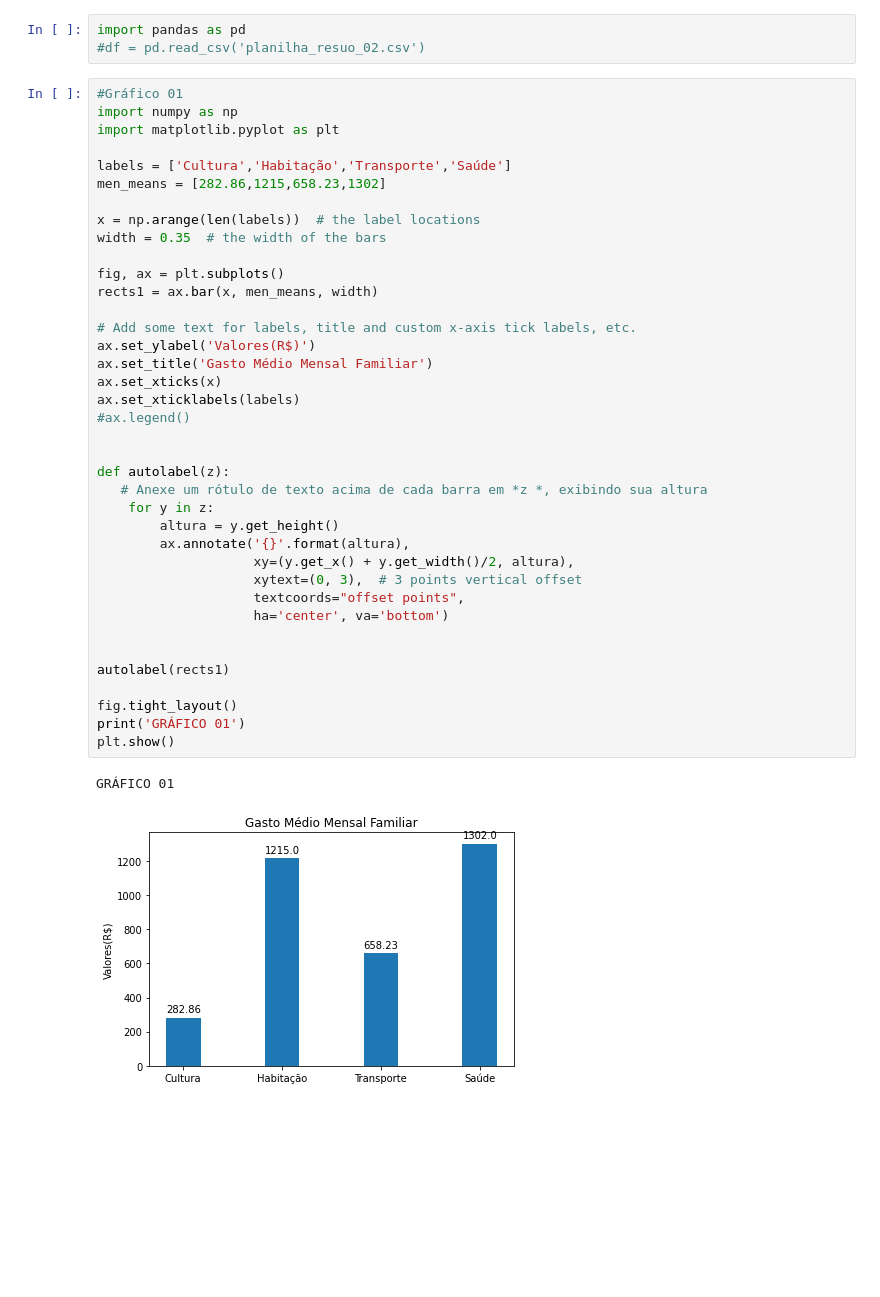
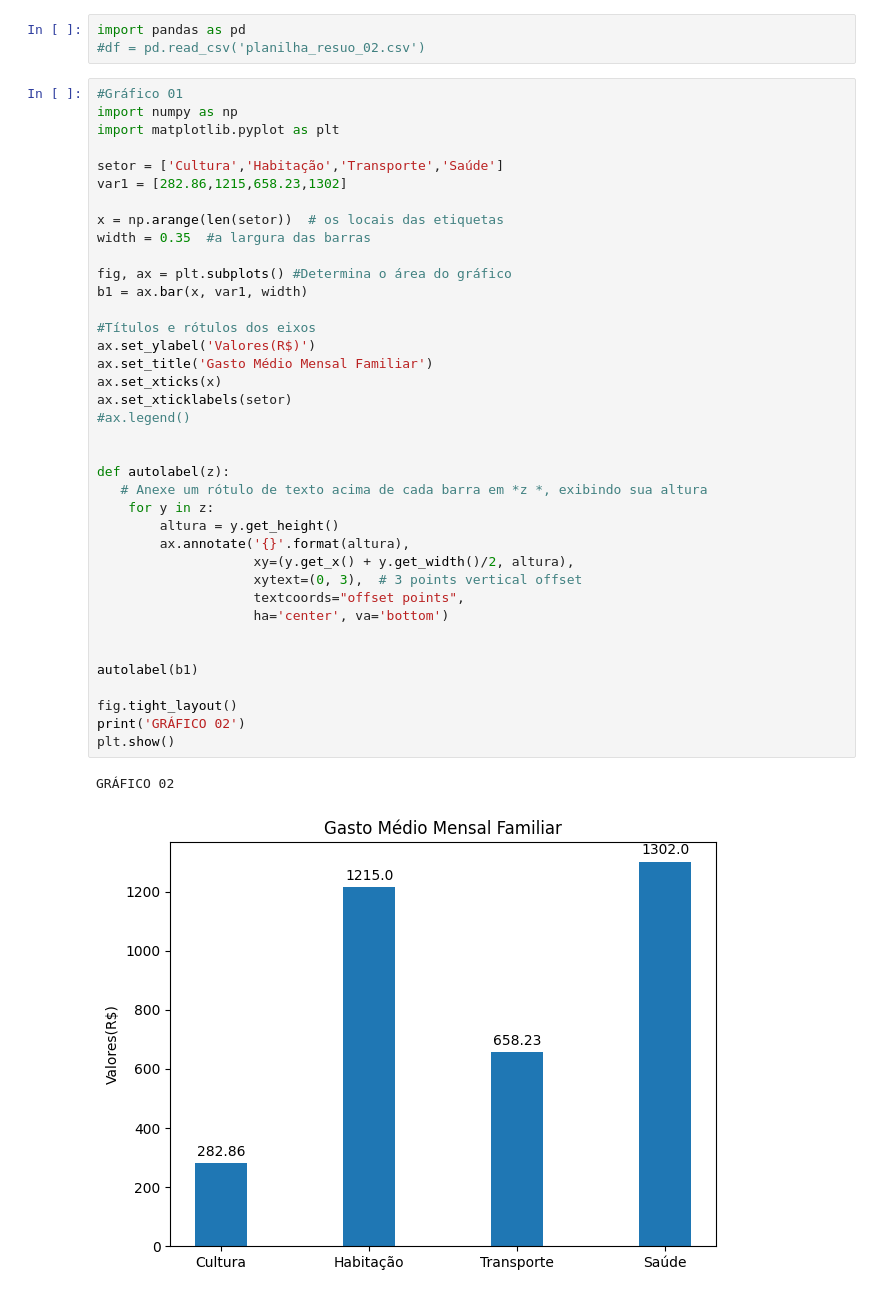
Before and after one commit to aldenor22/trabalho_do_curso_de_python, a Jupyter notebook: Trabalho_de_Conclusão_de_Curso_TCC.ipynb, the cells around one changed output. Cells and saved outputs as stored; diff of their text form; blank space fills up the shorter version.

```diff
--- a/Trabalho_de_Conclusão_de_Curso_TCC.ipynb
+++ b/Trabalho_de_Conclusão_de_Curso_TCC.ipynb
@@ -6,42 +6,42 @@ import pandas as pd
 # %%
 #Gráfico 01
 import numpy as np
 import matplotlib.pyplot as plt
 
-labels = ['Cultura','Habitação','Transporte','Saúde']
-men_means = [282.86,1215,658.23,1302]
+setor = ['Cultura','Habitação','Transporte','Saúde']
+var1 = [282.86,1215,658.23,1302]
 
-x = np.arange(len(labels))  # the label locations
-width = 0.35  # the width of the bars
+x = np.arange(len(setor))  # os locais das etiquetas
+width = 0.35  #a largura das barras
 
-fig, ax = plt.subplots()
-rects1 = ax.bar(x, men_means, width)
+fig, ax = plt.subplots() #Determina o área do gráfico
+b1 = ax.bar(x, var1, width)
 
-# Add some text for labels, title and custom x-axis tick labels, etc.
+#Títulos e rótulos dos eixos
 ax.set_ylabel('Valores(R$)')
 ax.set_title('Gasto Médio Mensal Familiar')
 ax.set_xticks(x)
-ax.set_xticklabels(labels)
+ax.set_xticklabels(setor)
 #ax.legend()
 
 
 def autolabel(z):
    # Anexe um rótulo de texto acima de cada barra em *z *, exibindo sua altura
     for y in z:
         altura = y.get_height()
         ax.annotate('{}'.format(altura),
                     xy=(y.get_x() + y.get_width()/2, altura),
                     xytext=(0, 3),  # 3 points vertical offset
                     textcoords="offset points",
                     ha='center', va='bottom')
 
 
-autolabel(rects1)
+autolabel(b1)
 
 fig.tight_layout()
-print('GRÁFICO 01')
+print('GRÁFICO 02')
 plt.show()
 # %% [output]
-GRÁFICO 01
+GRÁFICO 02
-[figure, old version]
+[figure, new version]
 # %%
```
Also changed, not shown: parts of 1 cell of this notebook.
